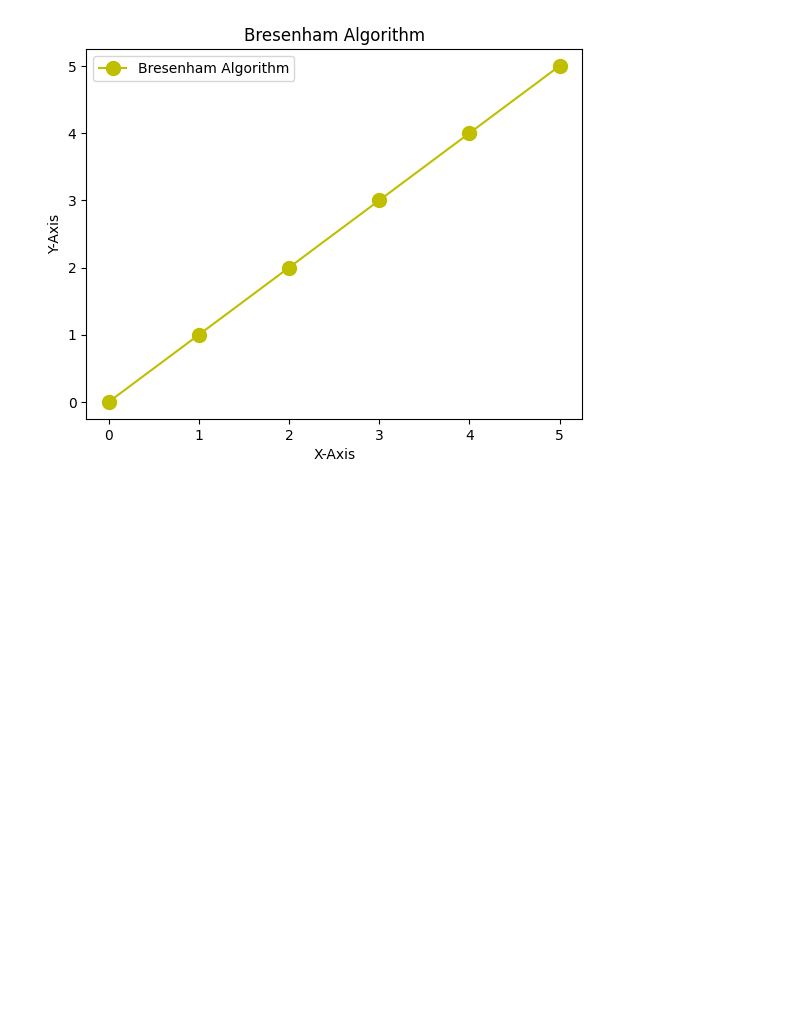
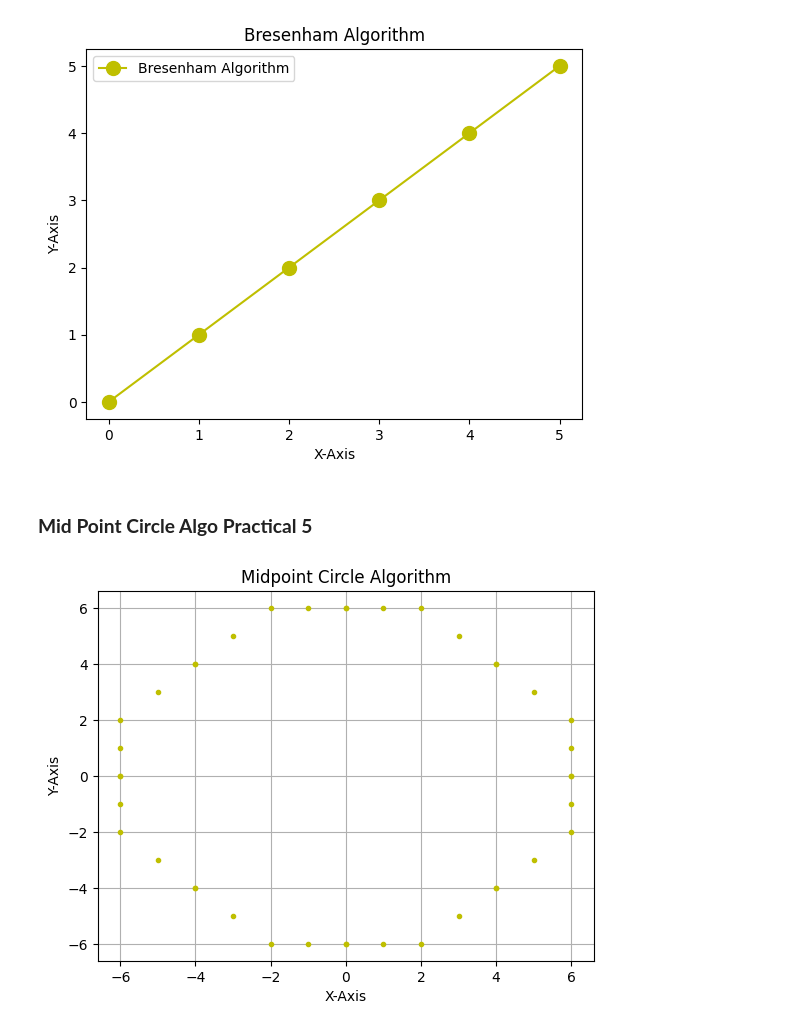
Before and after one commit to RitekPillai/CGPracticals, a Jupyter notebook: MatPlotCourse.ipynb, the cells around one changed output. Saved outputs shown, nothing was run; the diff lists cells and outputs as text; code cells hidden in the pictures; blank space fills up the shorter version.

```diff
--- a/MatPlotCourse.ipynb
+++ b/MatPlotCourse.ipynb
@@ -142,3 +142,45 @@ plt.legend()
 plt.show()
 # %% [output]
 [figure]
+# %% [markdown]
+
+
+### **Mid Point Circle Algo Practical 5**
+# %%
+import matplotlib.pyplot as plt
+
+def midpoint(r):
+    x = 0
+    y = r
+    d = 1.25 - r
+    xcords = []
+    ycords = []
+
+    while x <= y:
+
+        xcords.append([x, -x, x, -x, y, -y, y, -y])
+        ycords.append([y, y, -y, -y, x, x, -x, -x])
+
+        if d < 0:
+            x += 1
+            d += 2 * x + 1
+        else:
+            x += 1
+            y -= 1
+            d += 2 * x + 2 * y + 1
+
+    return (xcords, ycords)
+
+# Call the function with radius 6
+x, y = midpoint(6)
+
+# Plotting the points
+plt.plot(x, y, "y.")
+plt.xlabel("X-Axis")
+plt.ylabel("Y-Axis")
+plt.title("Midpoint Circle Algorithm")
+
+plt.grid()
+plt.show()
+# %% [output]
+[figure, added]
```
